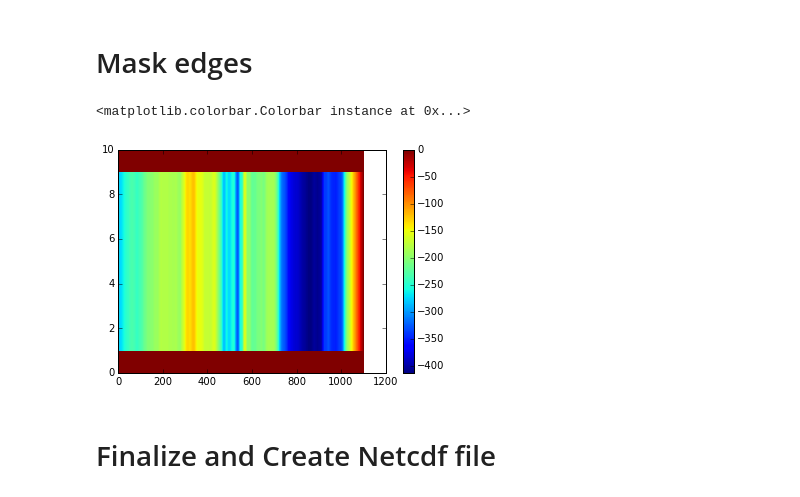
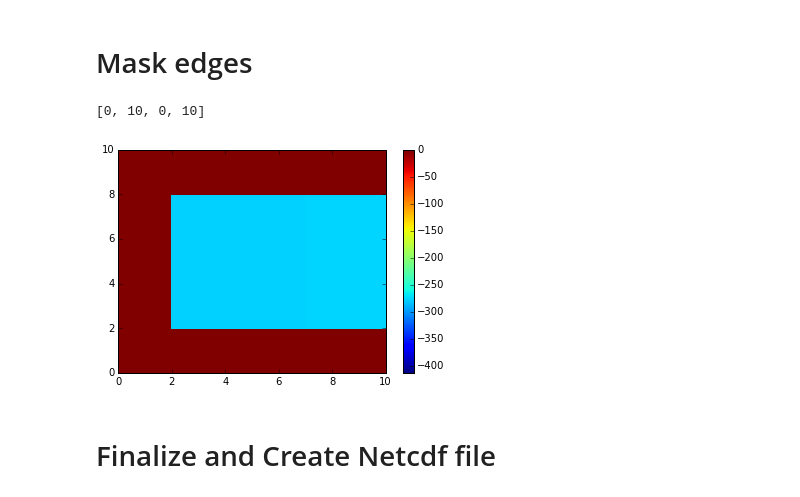
Before and after one commit to SalishSeaCast/2d-domain, a Jupyter notebook: notebooks/Generate_2D_bathy-NEMO3.6.ipynb, the cells around one changed output. Cells and saved outputs as stored; diff of their text form; code cells hidden in the pictures.

```diff
--- a/notebooks/Generate_2D_bathy-NEMO3.6.ipynb
+++ b/notebooks/Generate_2D_bathy-NEMO3.6.ipynb
@@ -180,16 +180,17 @@ plt.colorbar()
 # %%
 thalweg_mask = thalweg_y
 
-thalweg_mask[0,:]=0
-thalweg_mask[-1,:]=0
-thalweg_mask[:,0]=0
-thalweg_mask[:,-1]=0
+thalweg_mask[0:2,:]=0
+thalweg_mask[-2:,:]=0
+thalweg_mask[:,0:2]=0
+thalweg_mask[:,-2:]=0
 # %%
 plt.pcolormesh(thalweg_mask)
 plt.colorbar()
+plt.axis([0,10,0,10])
 # %% [output]
-<matplotlib.colorbar.Colorbar instance at 0x...>
+[0, 10, 0, 10]
-[figure, old version]
+[figure, new version]
 # %% [markdown]
 # Finalize and Create Netcdf file
 # %%
```
Also changed, not shown: parts of 2 cells of this notebook, 2 other files.
